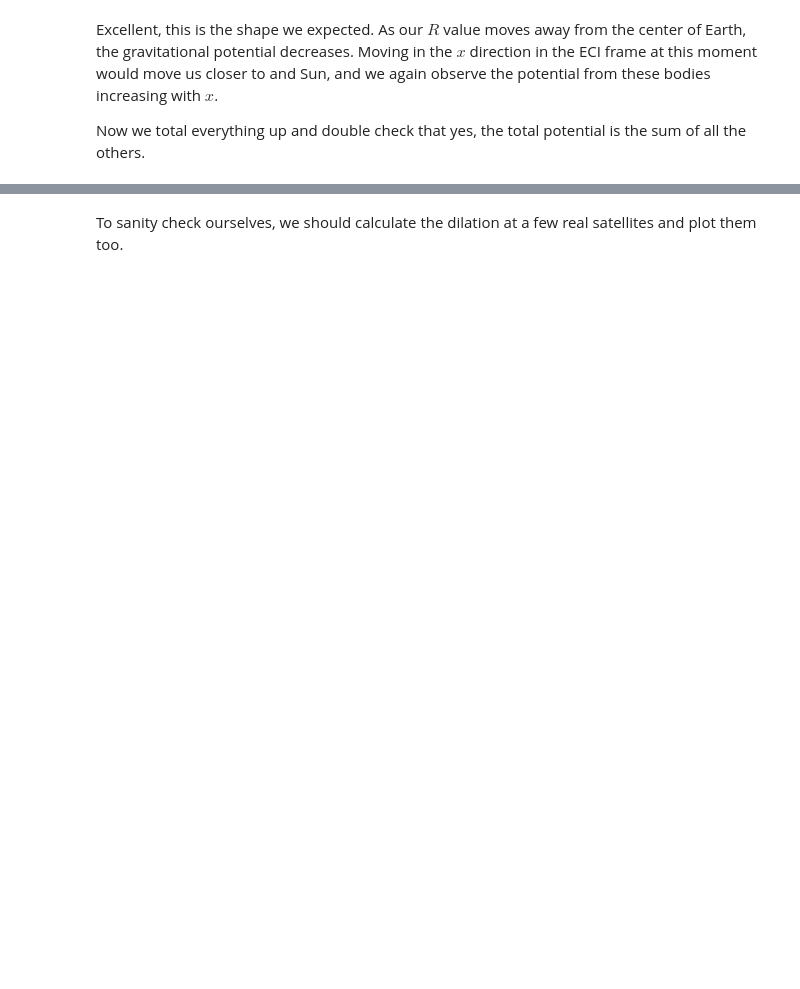
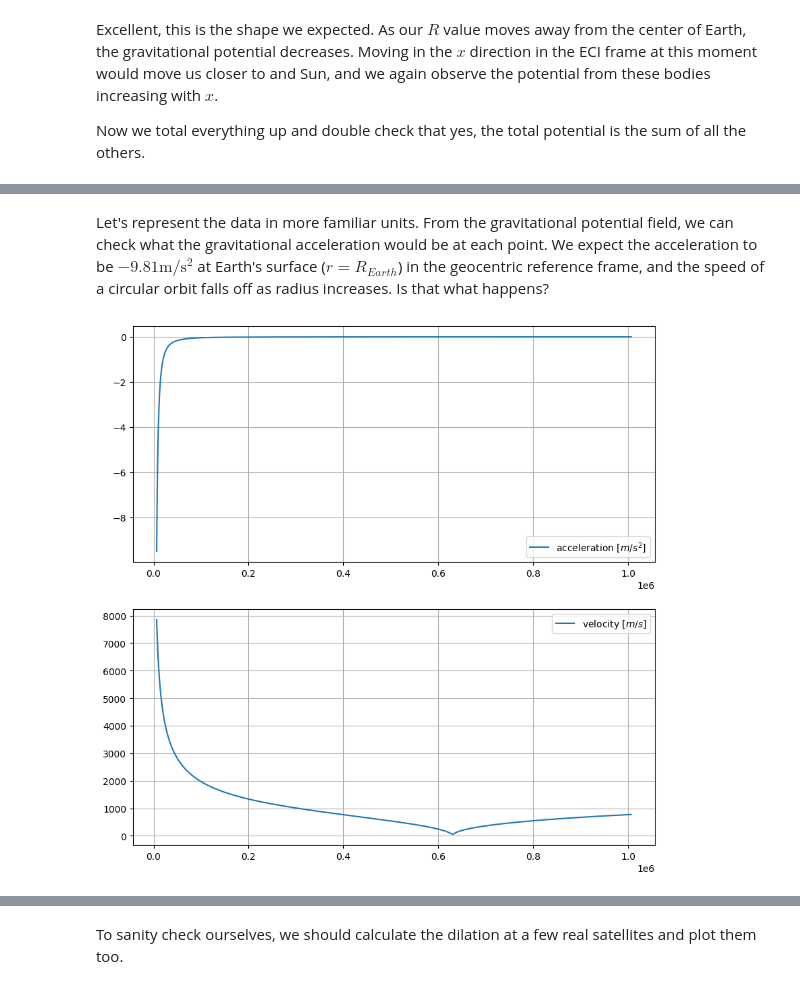
Before and after one commit to philiplinden/spacetime, a Jupyter notebook: learning/notebooks/time_dilation.ipynb, the cells around one changed output, grey strips where cells are left out. Cells and saved outputs as stored; diff of their text form; code cells hidden in the pictures; blank space fills up the shorter version.

```diff
--- a/learning/notebooks/time_dilation.ipynb
+++ b/learning/notebooks/time_dilation.ipynb
@@ -236,0 +239,15 @@ def time_dilation(orbit):
+# %% [markdown]
+Let's represent the data in more familiar units. From the gravitational potential field, we can check what the gravitational acceleration would be at each point. We expect the acceleration to be $-9.81 \text{m}/\text{s}^2$ at Earth's surface ($r = R_{Earth}$) in the geocentric reference frame, and the speed of a circular orbit falls off as radius increases. Is that what happens?
+# %%
+d_y = instants.vel.d_y
+dd_x, dd_y, dd_z = total_potential.acceleration(instants)
+fig, ax = plt.subplots(figsize=(10,10), nrows=2, ncols=1)
+ax[0].plot(r, dd_x * 1000)
+ax[0].legend(["acceleration [$m / s^2$]"])
+ax[0].grid()
+
+ax[1].plot(r, d_y * 1000)
+ax[1].legend(["velocity [$m / s$]"])
+ax[1].grid()
+# %% [output]
+[figure, added]
```
Also changed, not shown: parts of 16 cells of this notebook.
